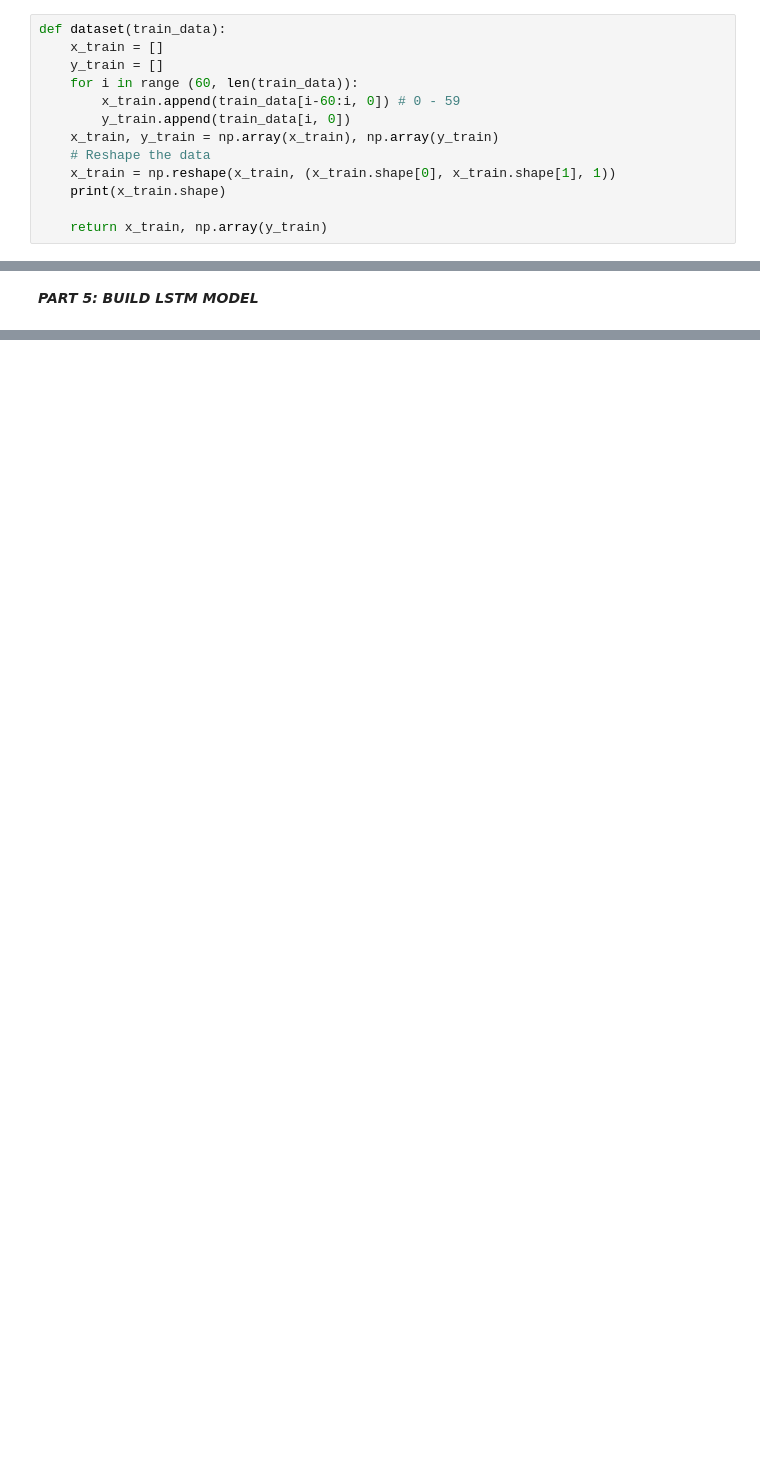
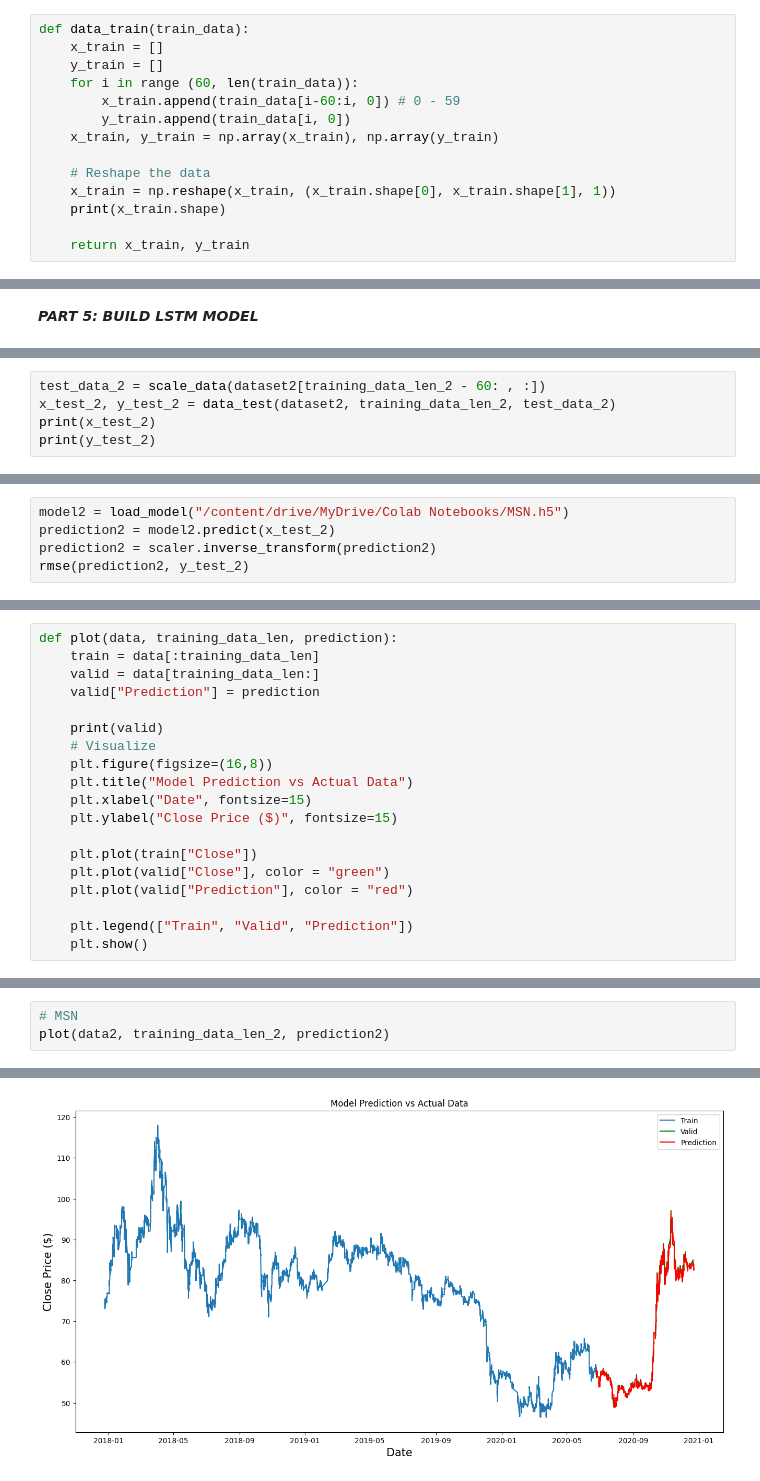
Before and after one commit to tainguyen30/AI, a Jupyter notebook: Stock.ipynb, the cells around one changed output, grey strips where cells are left out. Saved outputs shown, nothing was run; the diff lists cells and outputs as text; blank space fills up the shorter version.

```diff
--- a/Stock.ipynb
+++ b/Stock.ipynb
@@ -414,15 +417,16 @@ array([[0.52136752],
 # %%
 # Create a training dataset & split the data
 # %%
-def dataset(train_data):
+def data_train(train_data):
     x_train = []
     y_train = []
     for i in range (60, len(train_data)):
         x_train.append(train_data[i-60:i, 0]) # 0 - 59
         y_train.append(train_data[i, 0])
     x_train, y_train = np.array(x_train), np.array(y_train)
+
     # Reshape the data
     x_train = np.reshape(x_train, (x_train.shape[0], x_train.shape[1], 1))
     print(x_train.shape)
 
-    return x_train, np.array(y_train)
+    return x_train, y_train
@@ -518,0 +649,5 @@ dataset(train_data_4)
+# %%
+test_data_2 = scale_data(dataset2[training_data_len_2 - 60: , :])
+x_test_2, y_test_2 = data_test(dataset2, training_data_len_2, test_data_2)
+print(x_test_2)
+print(y_test_2)
@@ -518,0 +698,5 @@ dataset(train_data_4)
+# %%
+model2 = load_model("/content/drive/MyDrive/Colab Notebooks/MSN.h5")
+prediction2 = model2.predict(x_test_2)
+prediction2 = scaler.inverse_transform(prediction2)
+rmse(prediction2, y_test_2)
@@ -518,0 +718,19 @@ dataset(train_data_4)
+# %%
+def plot(data, training_data_len, prediction):
+    train = data[:training_data_len]
+    valid = data[training_data_len:]
+    valid["Prediction"] = prediction
+
+    print(valid)
+    # Visualize
+    plt.figure(figsize=(16,8))
+    plt.title("Model Prediction vs Actual Data")
+    plt.xlabel("Date", fontsize=15)
+    plt.ylabel("Close Price ($)", fontsize=15)
+
+    plt.plot(train["Close"])
+    plt.plot(valid["Close"], color = "green")
+    plt.plot(valid["Prediction"], color = "red")
+
+    plt.legend(["Train", "Valid", "Prediction"])
+    plt.show()
@@ -518,0 +762,4 @@ dataset(train_data_4)
+# %%
+# MSN
+plot(data2, training_data_len_2, prediction2)
+# %% [output]
@@ -518,0 +786 @@ dataset(train_data_4)
+[figure, added]
```
Also changed, not shown: parts of 51 cells of this notebook.
